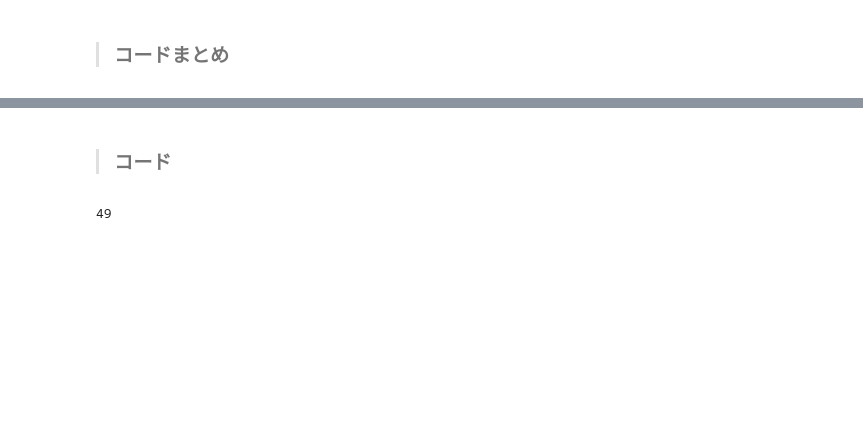
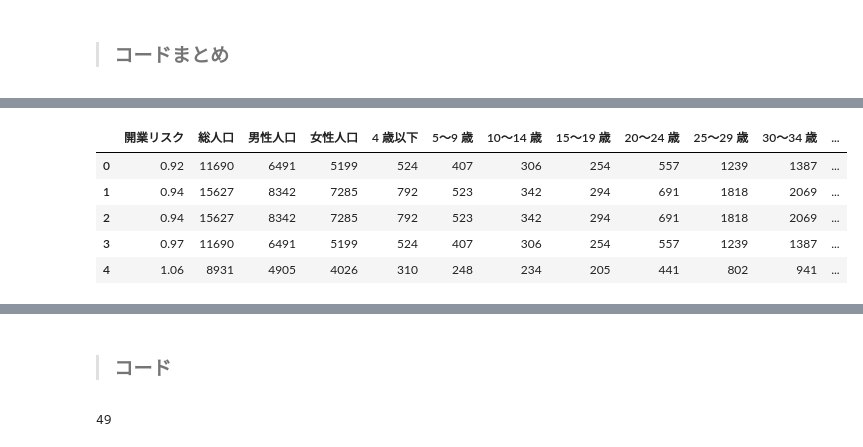
Before and after one commit to shima-koh/STEP3-TA, a Jupyter notebook: TA/STEP3チーム課題_TA_IndéMode_入力_エリア情報まで.ipynb, the cells around one changed output, grey strips where cells are left out. Cells and saved outputs as stored; diff of their text form; code cells hidden in the pictures; blank space fills up the shorter version.

```diff
--- a/TA/STEP3チーム課題_TA_IndéMode_入力_エリア情報まで.ipynb
+++ b/TA/STEP3チーム課題_TA_IndéMode_入力_エリア情報まで.ipynb
@@ -504,0 +488,70 @@ Q9. 駅の路線を選択して下さい。
+# %%
+# 商圏分析
+
+# jSTAT MAP認証設定
+REQUEST_URL = 'https://jstatmap.e-stat.go.jp/statmap/api/1.00?category=richReport&func=getSummary'
+USER_ID = '&userid=noriyasukawana@outlook.jp'  #個人の登録ID
+API_KEY = '&key=dMUbbbyc9ThTzG4PNpA2'  #個人のAPIキー
+# params入力設定
+rangeType = '&rangeType=circle'  # circle(円) or driveTime(到達圏)
+travelMode = '&travelMode=walking'  # car(車) or walking(徒歩)
+speed = '&speed=3.2'  # 時速(km/h)
+time = '&time=15,30,45'  # 移動時間(min)
+output = '&output=json'  # 出力形式
+radius = '&radius=500'
+# 空のdfを用意
+df9 = pd.DataFrame()
+
+for i in range(5):
+    latitude = '&lat=' + str(df8['緯度'][i])  # 緯度
+    longitude = '&lng=' + str(df8['経度'][i])  # 経度
+    # リクエスト
+    res = requests.get(REQUEST_URL + USER_ID + latitude + longitude + rangeType + radius + API_KEY + output)
+    result = res.json()
+    #性別別人口
+    Gender_pop = result['GET_SUMMARY']['DATASET_INF'][0]['TABLE_INF'][0]['DATA_INF']['VALUE']
+    Gender_pop2 = [{key: value for key, value in entry.items() if key not in ['@cat11', '@cat12']} for entry in Gender_pop]
+    Gender_pop3 = [entry['$'] for entry in Gender_pop2]
+    # リストを3つずつに分割
+    list_Gender = [Gender_pop3[i:i+3] for i in range(0, len(Gender_pop3), 3)]
+    # DataFrameに変換
+    df_Gender = pd.DataFrame(list_Gender, columns=['総人口', '男性人口', '女性人口'])
+    #年齢別人口
+    Age_pop = result['GET_SUMMARY']['DATASET_INF'][0]['TABLE_INF'][1]['DATA_INF']['VALUE']
+    Age_pop2 = [{key: value for key, value in entry.items() if key not in ['@cat11', '@cat13']} for entry in Age_pop]
+    Age_pop3 = [entry['$'] for entry in Age_pop2]
+    # リストを3つずつに分割
+    list_Age = [Age_pop3[i:i+16] for i in range(0, len(Age_pop3), 16)]
+    # DataFrameに変換
+    df_Age = pd.DataFrame(list_Age, columns=['4 歳以下', '5～9 歳', '10～14 歳', '15～19 歳', '20～24 歳', '25～29 歳', '30～34 歳','35～39 歳', '40～44 歳','45～49 歳', '50～54 歳','55～59 歳', '60～64 歳','65～69 歳', '70～74 歳','75 歳以上'])
+    #display(df_Age)
+    # DataFrameを結合
+    df = pd.concat([df_Gender, df_Age], axis=1)
+    # 項目作成
+    class_name = result['GET_SUMMARY']['DATASET_INF'][0]['TABLE_INF'][0]['CLASS_INF']['CLASS_OBJ'][0]['CLASS']
+    class_name2 = [{key: value for key, value in entry.items() if key not in ['@code']} for entry in class_name]
+    class_name3 = [entry['@name'] for entry in class_name2]
+    # 項目カラムを用意
+    item_column = [str(df8['開業リスク'][i]), class_name3[1], class_name3[2]]
+    # 項目カラムをDataFrameの先頭列に追加
+    df.insert(0, '開業リスク', item_column)
+    df = df.iloc[0]
+    # df を df9 に列として追加
+    df9 = pd.concat([df9, df], axis=1)
+df9 = df9.T
+df9 = df9.reset_index(drop=True)
+
+# SQLiteデータベースへの接続
+db_path = "STEP3チーム課題_TA_IndéMode_DB.db"
+conn = sqlite3.connect(db_path)
+# データフレームをSQLiteデータベースに書き込む
+table_name = '空テナント500m圏内人口構成'  # テーブル名を適切なものに変更してください
+df9.to_sql(table_name, conn, if_exists='replace', index=False)
+df9
+# %% [output]
+|  | 開業リスク | 総人口 | 男性人口 | 女性人口 | 4 歳以下 | 5～9 歳 | 10～14 歳 | 15～19 歳 | 20～24 歳 | 25～29 歳 | 30～34 歳 | ... |
+| 0 | 0.92 | 11690 | 6491 | 5199 | 524 | 407 | 306 | 254 | 557 | 1239 | 1387 | ... |
+| 1 | 0.94 | 15627 | 8342 | 7285 | 792 | 523 | 342 | 294 | 691 | 1818 | 2069 | ... |
+| 2 | 0.94 | 15627 | 8342 | 7285 | 792 | 523 | 342 | 294 | 691 | 1818 | 2069 | ... |
+| 3 | 0.97 | 11690 | 6491 | 5199 | 524 | 407 | 306 | 254 | 557 | 1239 | 1387 | ... |
+| 4 | 1.06 | 8931 | 4905 | 4026 | 310 | 248 | 234 | 205 | 441 | 802 | 941 | ... |
```
Also changed, not shown: parts of 3 cells of this notebook, 2 other files.
